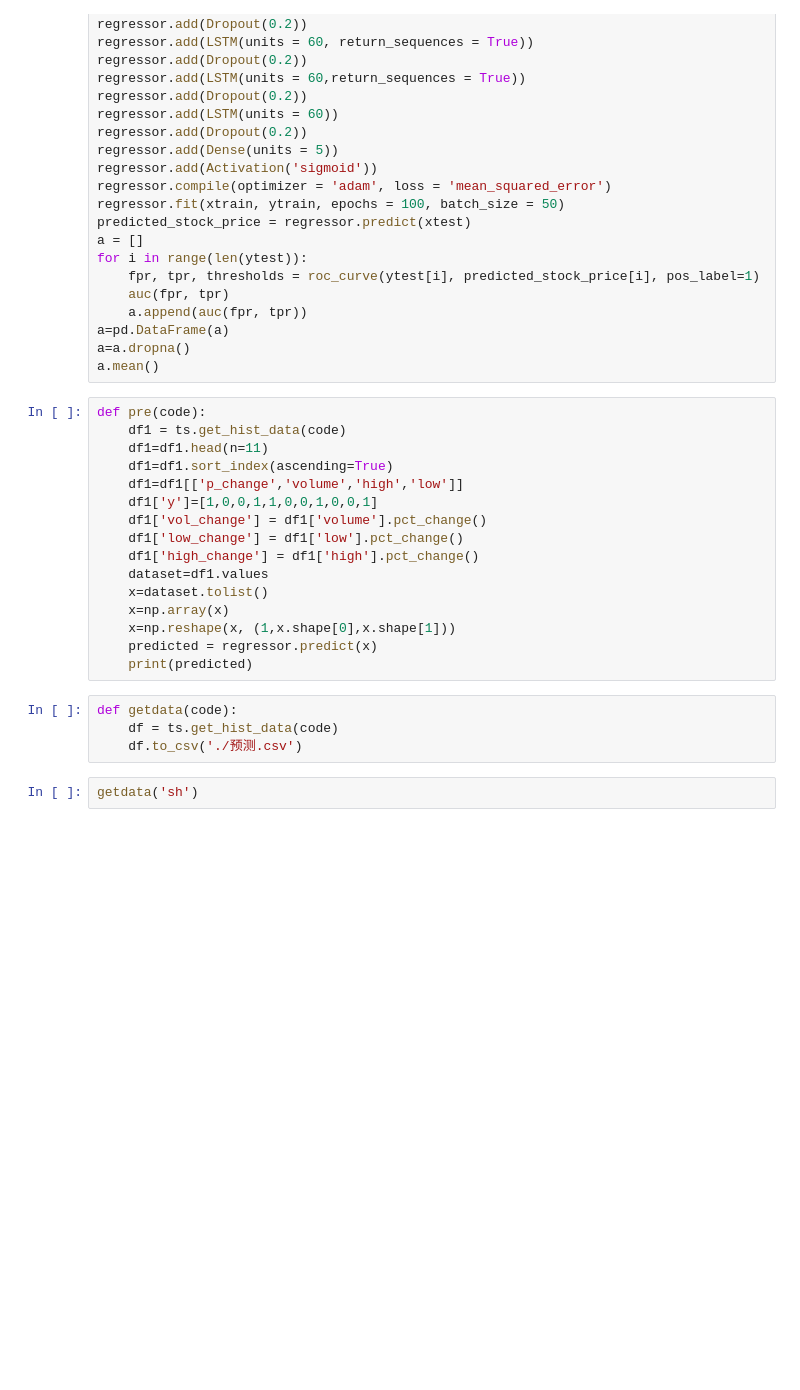
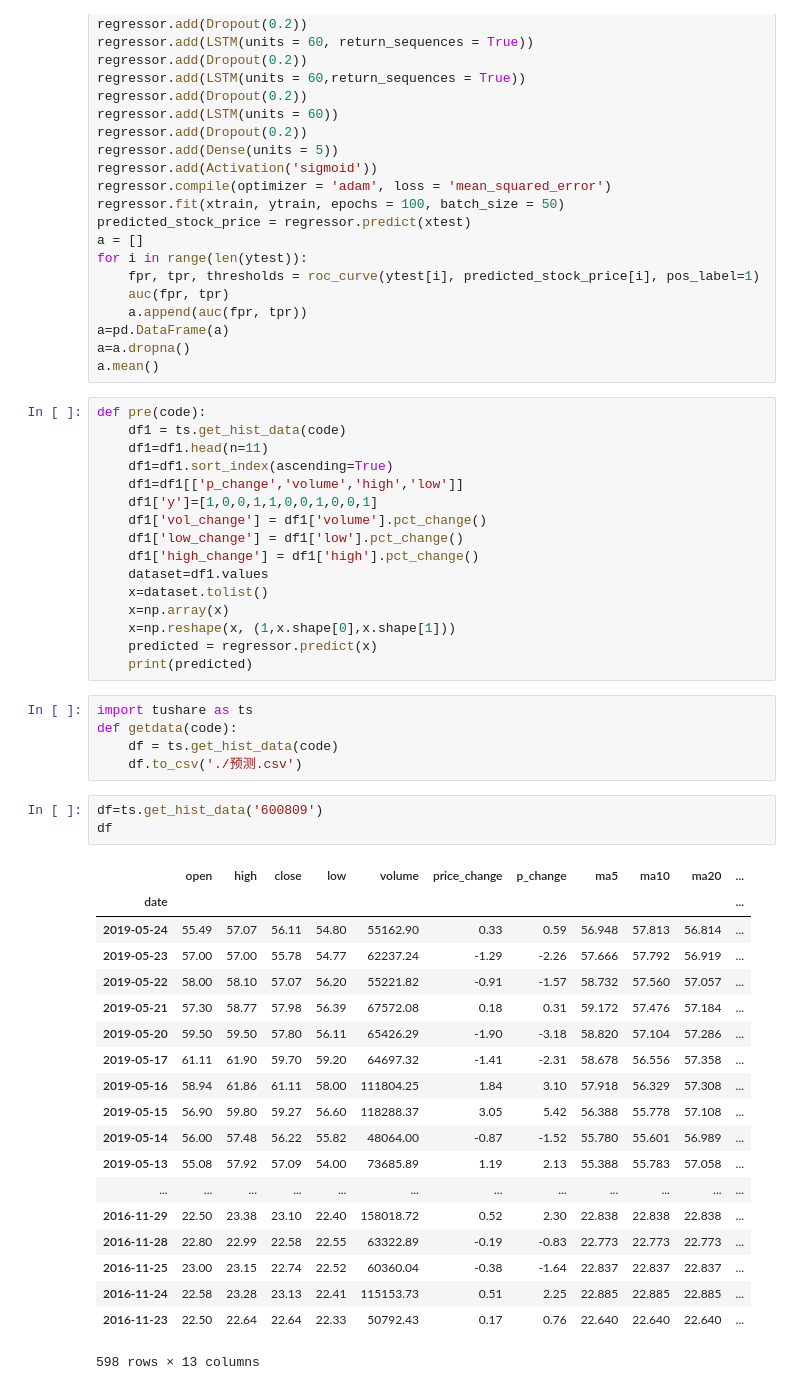
Before and after one commit to sharyxue/Stcok-Price-Prediction-With-Python, a Jupyter notebook: LSTM-RNN.ipynb, the cells around one changed output. Saved outputs shown, nothing was run; the diff lists cells and outputs as text; blank space fills up the shorter version.

```diff
--- a/LSTM-RNN.ipynb
+++ b/LSTM-RNN.ipynb
@@ -78,8 +80,30 @@ def pre(code):
     predicted = regressor.predict(x)
     print(predicted)
 # %%
+import tushare as ts
 def getdata(code):
     df = ts.get_hist_data(code)
     df.to_csv('./预测.csv')
-# %%
-getdata('sh')
+# %%
+df=ts.get_hist_data('600809')
+df
+# %% [output]
+|  | open | high | close | low | volume | price_change | p_change | ma5 | ma10 | ma20 | ... |
+| date |  |  |  |  |  |  |  |  |  |  | ... |
+| 2019-05-24 | 55.49 | 57.07 | 56.11 | 54.80 | 55162.90 | 0.33 | 0.59 | 56.948 | 57.813 | 56.814 | ... |
+| 2019-05-23 | 57.00 | 57.00 | 55.78 | 54.77 | 62237.24 | -1.29 | -2.26 | 57.666 | 57.792 | 56.919 | ... |
+| 2019-05-22 | 58.00 | 58.10 | 57.07 | 56.20 | 55221.82 | -0.91 | -1.57 | 58.732 | 57.560 | 57.057 | ... |
+| 2019-05-21 | 57.30 | 58.77 | 57.98 | 56.39 | 67572.08 | 0.18 | 0.31 | 59.172 | 57.476 | 57.184 | ... |
+| 2019-05-20 | 59.50 | 59.50 | 57.80 | 56.11 | 65426.29 | -1.90 | -3.18 | 58.820 | 57.104 | 57.286 | ... |
+| 2019-05-17 | 61.11 | 61.90 | 59.70 | 59.20 | 64697.32 | -1.41 | -2.31 | 58.678 | 56.556 | 57.358 | ... |
+| 2019-05-16 | 58.94 | 61.86 | 61.11 | 58.00 | 111804.25 | 1.84 | 3.10 | 57.918 | 56.329 | 57.308 | ... |
+| 2019-05-15 | 56.90 | 59.80 | 59.27 | 56.60 | 118288.37 | 3.05 | 5.42 | 56.388 | 55.778 | 57.108 | ... |
+| 2019-05-14 | 56.00 | 57.48 | 56.22 | 55.82 | 48064.00 | -0.87 | -1.52 | 55.780 | 55.601 | 56.989 | ... |
+| 2019-05-13 | 55.08 | 57.92 | 57.09 | 54.00 | 73685.89 | 1.19 | 2.13 | 55.388 | 55.783 | 57.058 | ... |
+| ... | ... | ... | ... | ... | ... | ... | ... | ... | ... | ... | ... |
+| 2016-11-29 | 22.50 | 23.38 | 23.10 | 22.40 | 158018.72 | 0.52 | 2.30 | 22.838 | 22.838 | 22.838 | ... |
+| 2016-11-28 | 22.80 | 22.99 | 22.58 | 22.55 | 63322.89 | -0.19 | -0.83 | 22.773 | 22.773 | 22.773 | ... |
+| 2016-11-25 | 23.00 | 23.15 | 22.74 | 22.52 | 60360.04 | -0.38 | -1.64 | 22.837 | 22.837 | 22.837 | ... |
+| 2016-11-24 | 22.58 | 23.28 | 23.13 | 22.41 | 115153.73 | 0.51 | 2.25 | 22.885 | 22.885 | 22.885 | ... |
+| 2016-11-23 | 22.50 | 22.64 | 22.64 | 22.33 | 50792.43 | 0.17 | 0.76 | 22.640 | 22.640 | 22.640 | ... |
+598 rows × 13 columns
```
Also changed, not shown: parts of 7 cells of this notebook, 8 other files.
